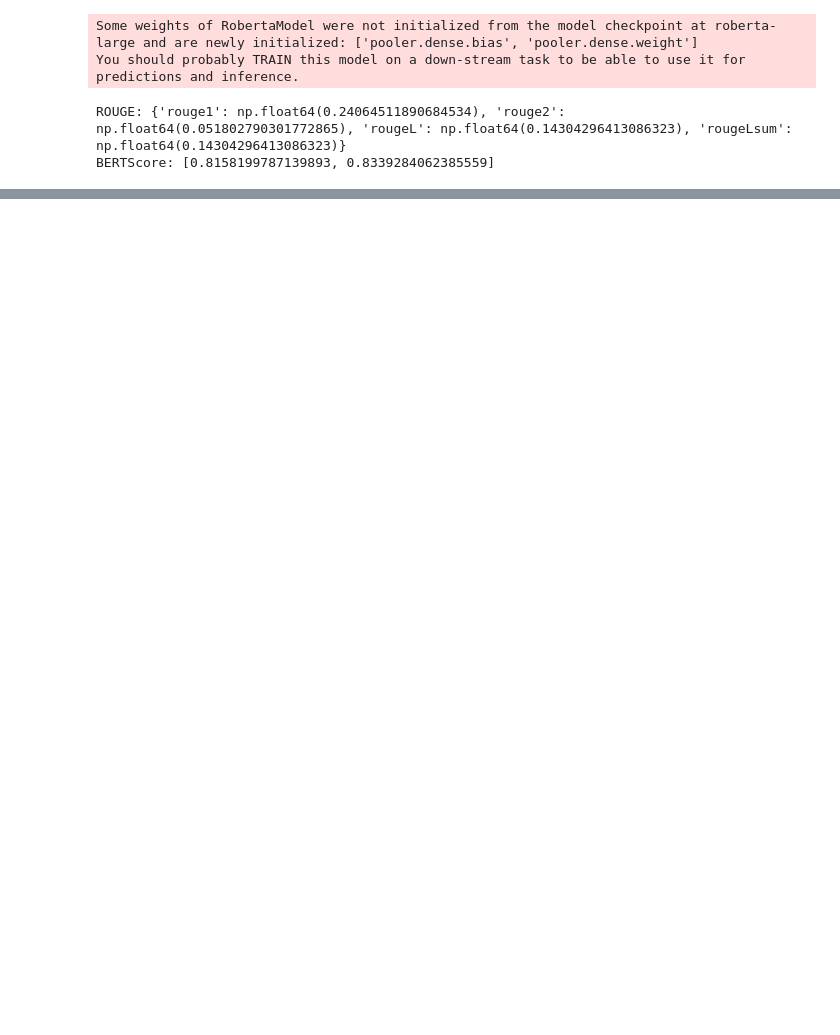
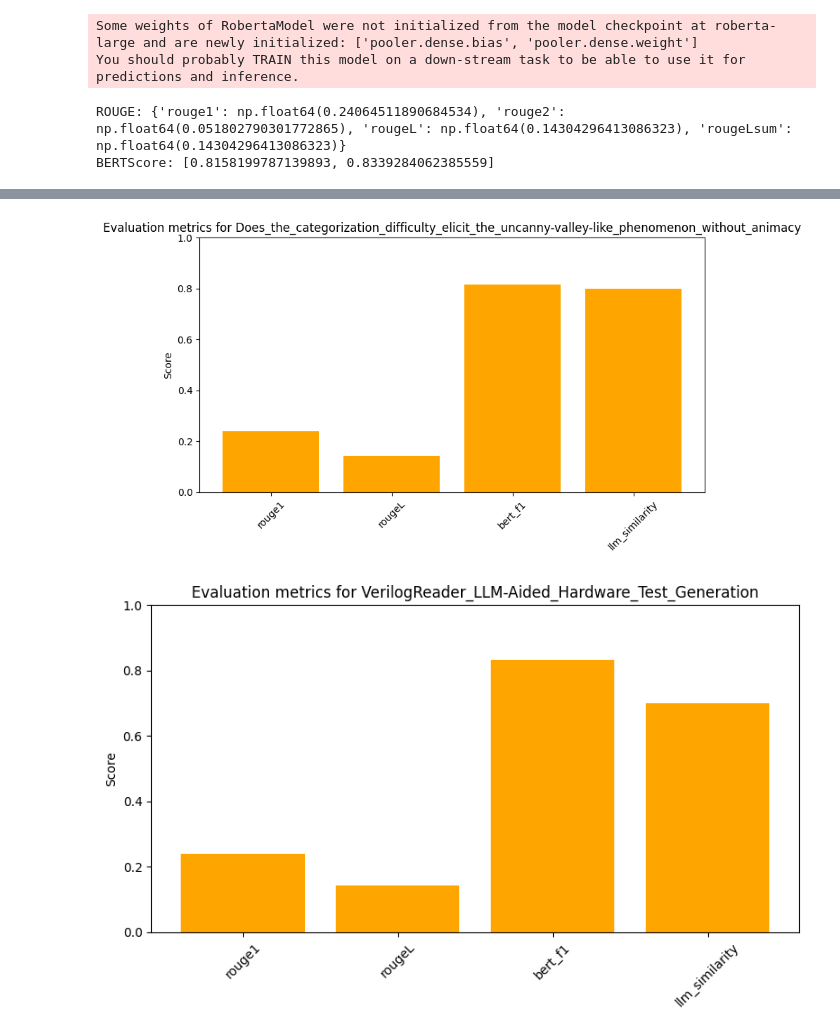
Before and after one commit to Veenc0/eval_gtd_and_gd, a Jupyter notebook: notebooks/evaluation.ipynb, the cells around one changed output, grey strips where cells are left out. Saved outputs shown, nothing was run; the diff lists cells and outputs as text; code cells hidden in the pictures; blank space fills up the shorter version.

Commit message:
visualization also done

```diff
--- a/notebooks/evaluation.ipynb
+++ b/notebooks/evaluation.ipynb
@@ -140,3 +158,21 @@ mlflow.end_run()
 # Jetzt zum directory /notebooks wechseln
 # und dann  "mlflow ui" im Terminal ausführen (it only runs locally)
 # und im Browser auf http://localhost:5000 gehen, um die Metriken zu sehen.
+# %%
+metrics_to_plot = ["rouge1", "rougeL", "bert_f1", "llm_similarity"]
+values = [row[m] for m in metrics_to_plot]
+
+for _, row in df.iterrows():
+    values = [row[m] for m in metrics_to_plot]
+
+    plt.figure(figsize=(8, 5))
+    plt.bar(metrics_to_plot, values, color='orange')
+    plt.ylim(0, 1)
+    plt.title(f"Evaluation metrics for {row['file']}")
+    plt.ylabel("Score")
+    plt.xticks(rotation=45)
+    plt.tight_layout()
+    plt.show()
+# %% [output]
+[figure, added]
+[figure, added]
```
Also changed, not shown: parts of 4 cells of this notebook, 2 other files.
